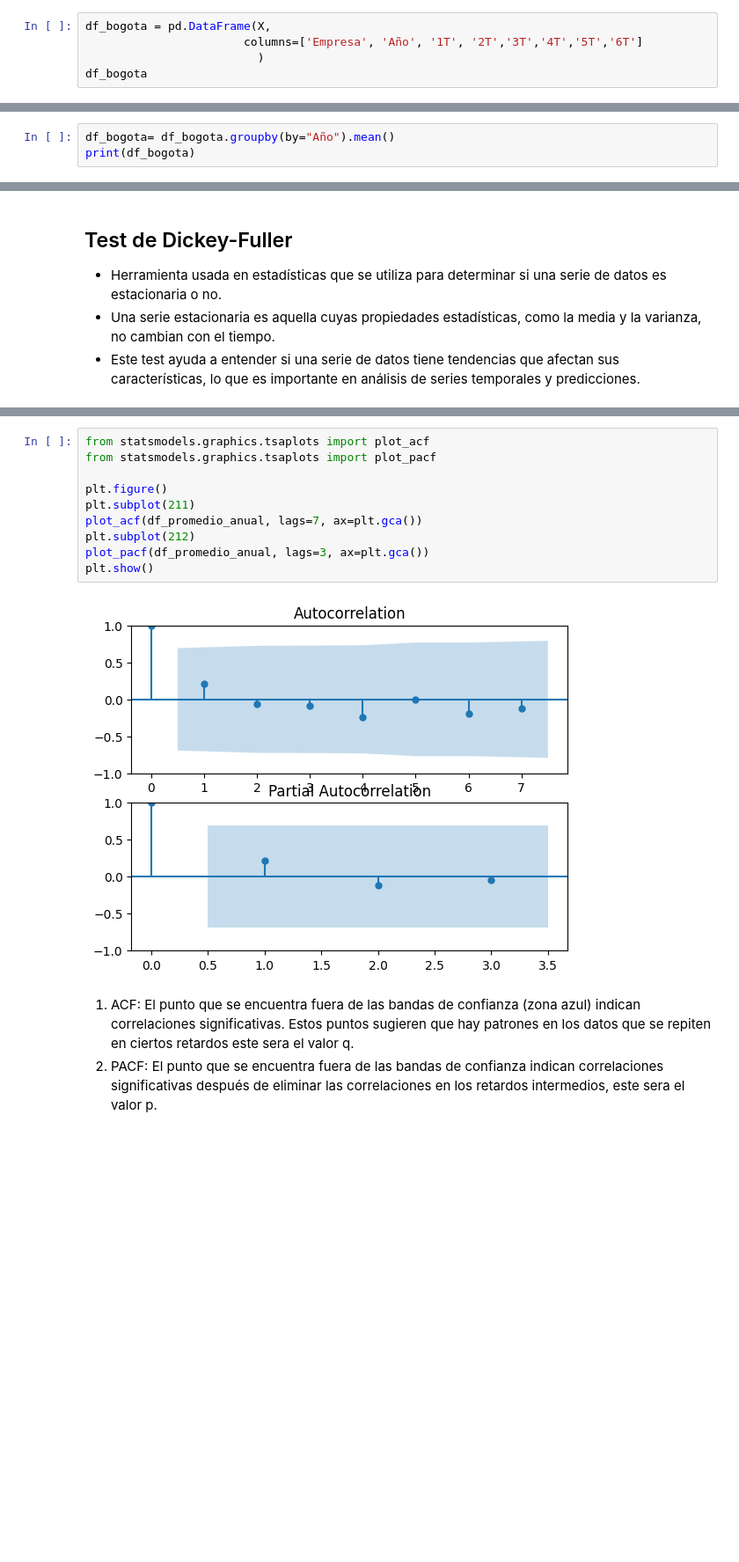
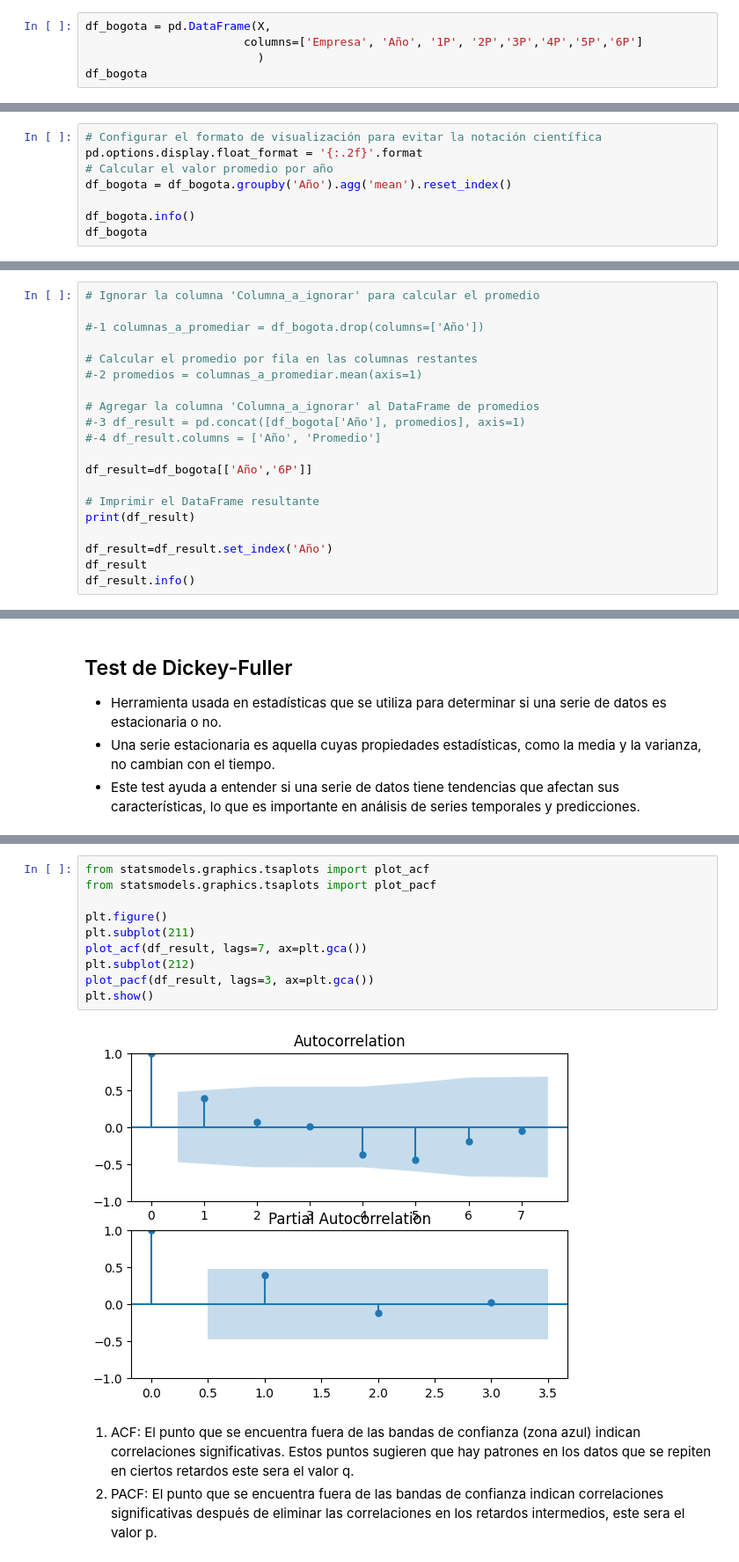
Before and after one commit to 1012357482/ConsumoAguaSeriesTemporales, a Jupyter notebook: ConsumoAguaSeriesTemporales.ipynb, the cells around one changed output, grey strips where cells are left out. Shown: that part at 88% size. Cells and saved outputs as stored; diff of their text form; blank space fills up the shorter version.

```diff
--- a/ConsumoAguaSeriesTemporales.ipynb
+++ b/ConsumoAguaSeriesTemporales.ipynb
@@ -341,7 +407,7 @@ array([['EMPRESA DE ACUEDUCTO, ALCANTARILLADO Y ASEO DE BOGOTÁ E.S.P',
 ## Se estructura nuevamente dentro de un dataframe.
 # %%
 df_bogota = pd.DataFrame(X,
-                       columns=['Empresa', 'Año', '1T', '2T','3T','4T','5T','6T']
+                       columns=['Empresa', 'Año', '1P', '2P','3P','4P','5P','6P']
                          )
 df_bogota
 # %% [output]
@@ -388,3 +453,0 @@ print(df_bogota)
-# %%
-df_bogota= df_bogota.groupby(by="Año").mean()
-print(df_bogota)
@@ -401,0 +474,8 @@ Año
+# %%
+# Configurar el formato de visualización para evitar la notación científica
+pd.options.display.float_format = '{:.2f}'.format
+# Calcular el valor promedio por año
+df_bogota = df_bogota.groupby('Año').agg('mean').reset_index()
+
+df_bogota.info()
+df_bogota
@@ -429,0 +517,20 @@ dtype: float64
+# %%
+# Ignorar la columna 'Columna_a_ignorar' para calcular el promedio
+
+#-1 columnas_a_promediar = df_bogota.drop(columns=['Año'])
+
+# Calcular el promedio por fila en las columnas restantes
+#-2 promedios = columnas_a_promediar.mean(axis=1)
+
+# Agregar la columna 'Columna_a_ignorar' al DataFrame de promedios
+#-3 df_result = pd.concat([df_bogota['Año'], promedios], axis=1)
+#-4 df_result.columns = ['Año', 'Promedio']
+
+df_result=df_bogota[['Año','6P']]
+
+# Imprimir el DataFrame resultante
+print(df_result)
+
+df_result=df_result.set_index('Año')
+df_result
+df_result.info()
@@ -523,15 +663,15 @@ stationary.to_csv('stationary.csv', header=False)
 # %%
 from statsmodels.graphics.tsaplots import plot_acf
 from statsmodels.graphics.tsaplots import plot_pacf
 
 plt.figure()
 plt.subplot(211)
-plot_acf(df_promedio_anual, lags=7, ax=plt.gca())
+plot_acf(df_result, lags=7, ax=plt.gca())
 plt.subplot(212)
-plot_pacf(df_promedio_anual, lags=3, ax=plt.gca())
+plot_pacf(df_result, lags=3, ax=plt.gca())
 plt.show()
 # %% [output]
-[figure, old version]
+[figure, new version]
 # %% [markdown]
 
 
```
Also changed, not shown: parts of 46 cells of this notebook.
